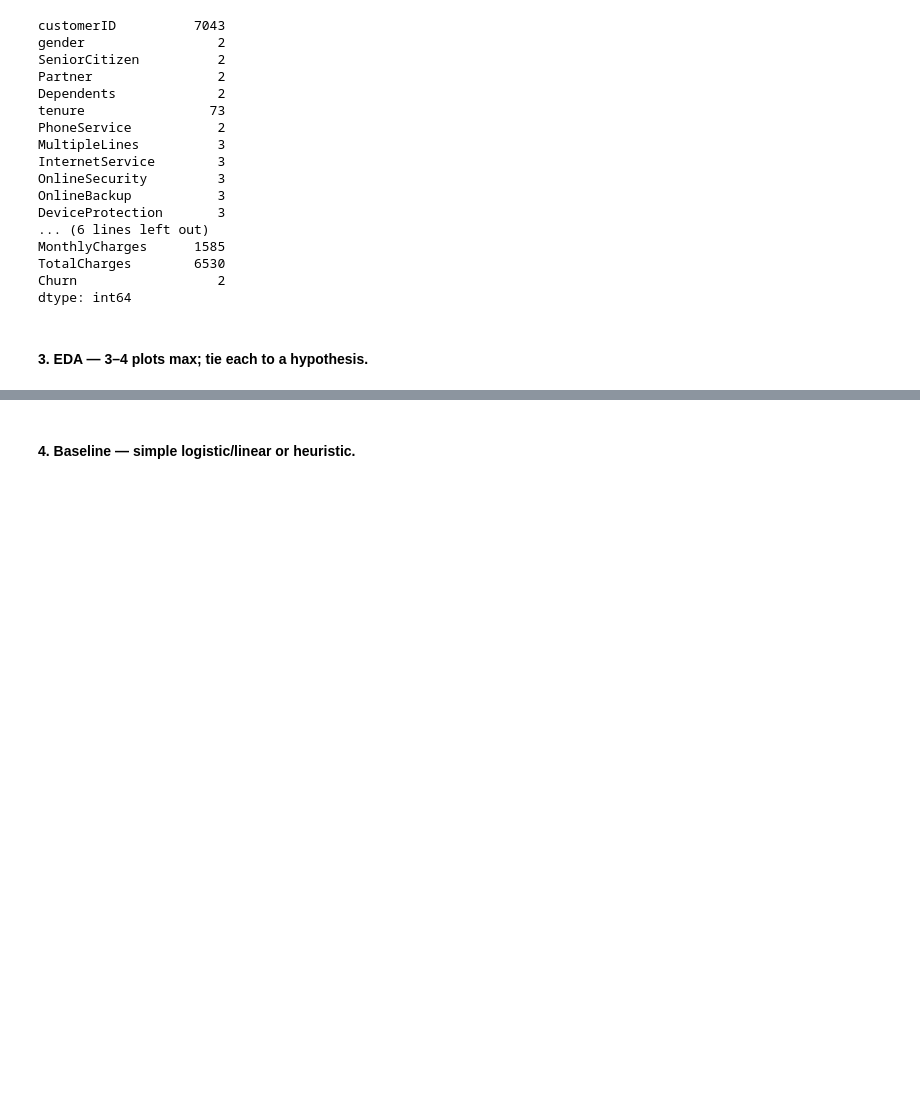
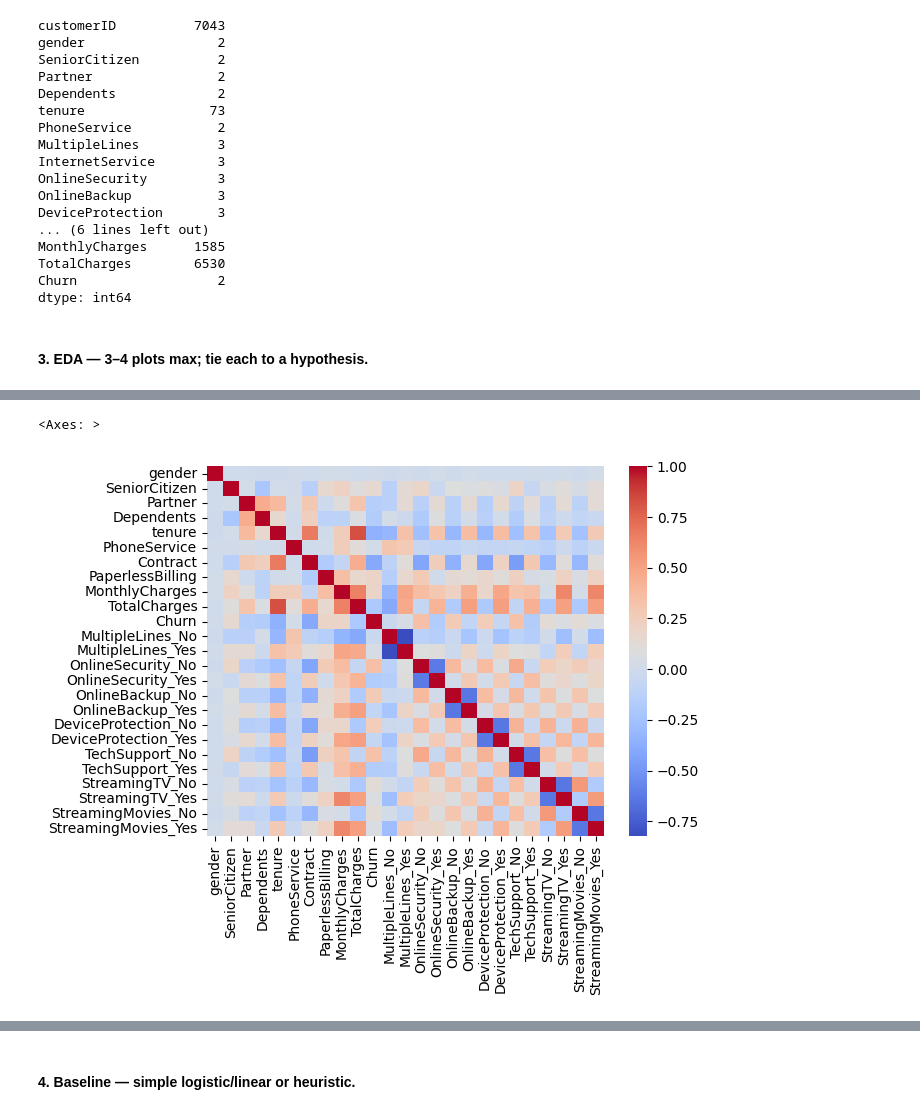
Before and after one commit to ejwang8/kaggle-telco, a Jupyter notebook: telco-challenge.ipynb, the cells around one changed output, grey strips where cells are left out. Drawn from its saved outputs; the diff is of its cells as text; code cells hidden in the pictures; blank space fills up the shorter version.

```diff
--- a/telco-challenge.ipynb
+++ b/telco-challenge.ipynb
@@ -159,0 +266,42 @@ xxx
+# %%
+# MultipleLines: Yes, No, No phone service
+# OnlineSecurity: No, Yes, No internet service
+# OnlineBackup: Yes, No, No internet service
+# DeviceProtection: No, Yes, No internet service
+# TechSupport: No, Yes, No internet service
+# StreamingTV: No, Yes, No internet service
+# StreamingMovies: No, Yes, No internet service
+
+df['MultipleLines'] = pd.Categorical(df['MultipleLines'], categories=['No phone service','No','Yes'])
+df['OnlineSecurity'] = pd.Categorical(df['OnlineSecurity'], categories=['No internet service','No','Yes'])
+df['OnlineBackup'] = pd.Categorical(df['OnlineBackup'], categories=['No internet service','No','Yes'])
+df['DeviceProtection'] = pd.Categorical(df['DeviceProtection'], categories=['No internet service','No','Yes'])
+df['TechSupport'] = pd.Categorical(df['TechSupport'], categories=['No internet service','No','Yes'])
+df['StreamingTV'] = pd.Categorical(df['StreamingTV'], categories=['No internet service','No','Yes'])
+df['StreamingMovies'] = pd.Categorical(df['StreamingMovies'], categories=['No internet service','No','Yes'])
+
+to_drop_cols = ['MultipleLines', 'OnlineSecurity', 'OnlineBackup',
+                'DeviceProtection', 'TechSupport', 'StreamingTV', 'StreamingMovies']
+# %%
+ml = pd.get_dummies(df['MultipleLines'], prefix='MultipleLines', drop_first=True)
+os = pd.get_dummies(df['OnlineSecurity'], prefix='OnlineSecurity', drop_first=True)
+ob = pd.get_dummies(df['OnlineBackup'], prefix='OnlineBackup', drop_first=True)
+dp = pd.get_dummies(df['DeviceProtection'], prefix='DeviceProtection', drop_first=True)
+ts = pd.get_dummies(df['TechSupport'], prefix='TechSupport', drop_first=True)
+st = pd.get_dummies(df['StreamingTV'], prefix='StreamingTV', drop_first=True)
+sm = pd.get_dummies(df['StreamingMovies'], prefix='StreamingMovies', drop_first=True)
+
+df = pd.concat([df, ml, os, ob, dp, ts, st, sm], axis=1)
+# %%
+# InternetService: DSL, Fiber optic, No
+# PaymentMethod: Electronic check, Mailed check, Bank transfer (automatic), Credit card (automatic)
+
+df['MultipleLines'] = pd.Categorical(df['MultipleLines'], categories=['No','DSL','Fiber optic'])
+df['MultipleLines'] = pd.Categorical(df['MultipleLines'], categories=['Electronic check', 'Mailed check',
+                                                                      'Bank transfer (automatic)',
+                                                                      'Credit card (automatic)'])
+
+to_drop_cols += ['InternetService', 'PaymentMethod']
+
+df = df.drop(columns = to_drop_cols)
+df
@@ -159,0 +333,6 @@ xxx
+# %%
+corr = df.corr()
+sns.heatmap(corr, cmap = 'coolwarm')
+# %% [output]
+<Axes: >
+[figure, added]
```
Also changed, not shown: parts of 23 cells of this notebook.
